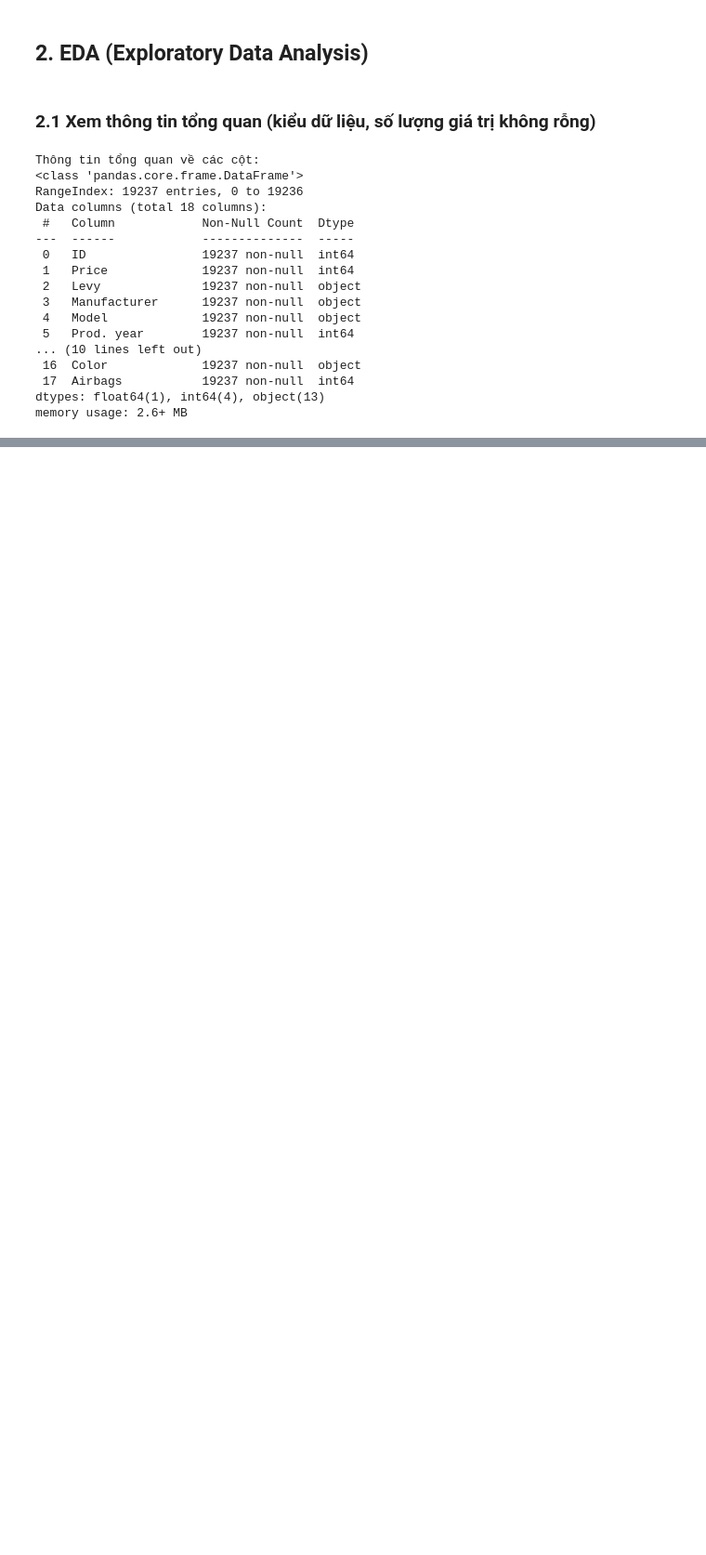
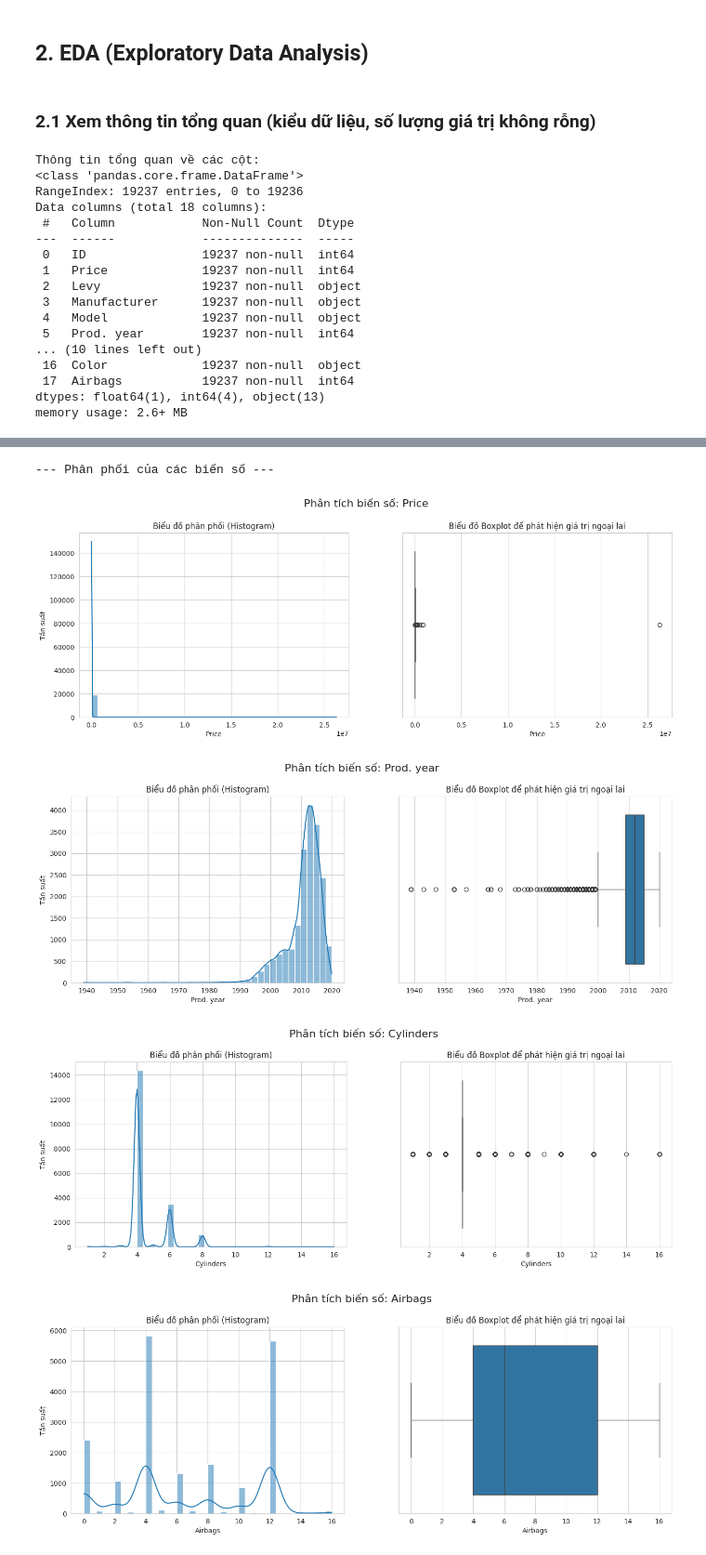
Before and after one commit to ChiThanh512/Machine-Learning-Project-251---CEML1, a Jupyter notebook: BTL1/notebooks/main.ipynb, the cells around one changed output, grey strips where cells are left out. Shown at 93% size. Drawn from its saved outputs; the diff is of its cells as text; code cells hidden in the pictures; blank space fills up the shorter version.

```diff
--- a/BTL1/notebooks/main.ipynb
+++ b/BTL1/notebooks/main.ipynb
@@ -124,0 +131,33 @@ Trong phần này, chúng ta sẽ trực quan hóa phân phối của từng c
+# %%
+# Lấy danh sách các cột dạng số (loại bỏ cột ID vì không có ý nghĩa thống kê)
+numerical_cols = df.select_dtypes(include=['int64', 'float64']).columns.drop('ID')
+
+print("--- Phân phối của các biến số ---")
+
+# Lặp qua từng cột số để vẽ biểu đồ
+for col in numerical_cols:
+    # Tạo một figure mới cho mỗi cột để chúng không bị vẽ đè lên nhau
+    plt.figure(figsize=(16, 5))
+    plt.suptitle(f'Phân tích biến số: {col}', fontsize=16, y=1.02)
+
+    # 1. Biểu đồ Histogram (phân phối)
+    plt.subplot(1, 2, 1)
+    sns.histplot(df[col], kde=True, bins=40)
+    plt.title('Biểu đồ phân phối (Histogram)')
+    plt.xlabel(col)
+    plt.ylabel('Tần suất')
+
+    # 2. Biểu đồ Boxplot (phát hiện ngoại lai)
+    plt.subplot(1, 2, 2)
+    sns.boxplot(x=df[col])
+    plt.title('Biểu đồ Boxplot để phát hiện giá trị ngoại lai')
+    plt.xlabel(col)
+
+    # Hiển thị cặp biểu đồ cho cột hiện tại trước khi sang cột tiếp theo
+    plt.show()
+# %% [output]
+--- Phân phối của các biến số ---
+[figure, added]
+[figure, added]
+[figure, added]
+[figure, added]
```
Also changed, not shown: parts of 7 cells of this notebook.
